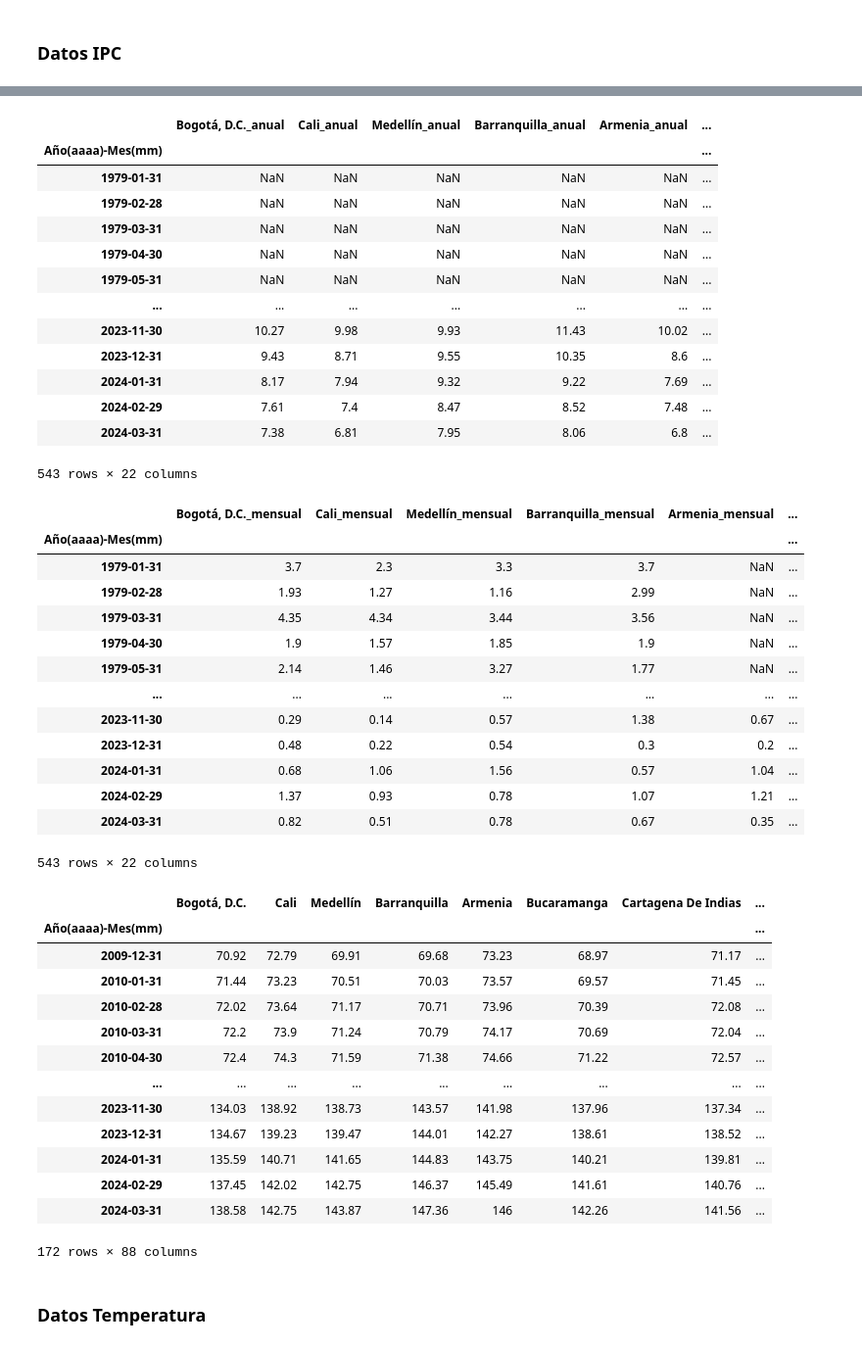
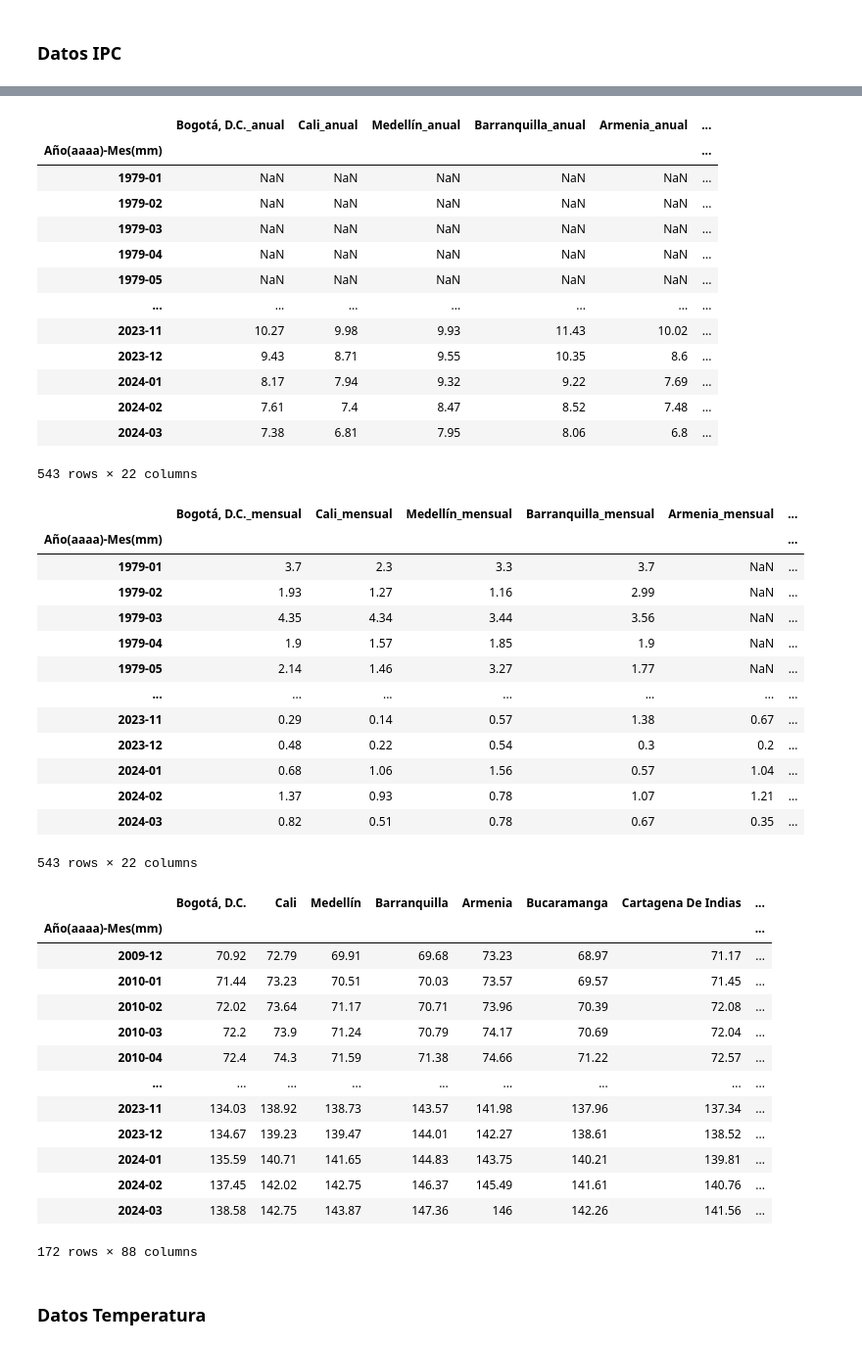
Before and after one commit to andersonjalvarado/Proyecto-IA-Javeriana, a Jupyter notebook: Proyecto.ipynb, the cells around one changed output, grey strips where cells are left out. Shown at 98% size. Saved outputs shown, nothing was run; the diff lists cells and outputs as text; code cells hidden in the pictures.

```diff
--- a/Proyecto.ipynb
+++ b/Proyecto.ipynb
@@ -155,11 +155,8 @@ def convert_to_datetime(df_ipc, column):
     # Convertir la columna a datetime
     df_ipc[column] = pd.to_datetime(df_ipc[column])
 
-    # Dejar solo la fecha (año, mes, día)
-    df_ipc[column] = df_ipc[column].dt.date
-
-    # Convertir la columna de nuevo a datetime
-    df_ipc[column] = pd.to_datetime(df_ipc[column])
+    # Dejar solo el mes y el año
+    df_ipc[column] = df_ipc[column].dt.to_period('M')
 
     # Establecer la columna como índice
     df_ipc.set_index(column, inplace=True)
@@ -209,17 +206,17 @@ IPC_anual
 # %% [output]
 |  | Bogotá, D.C._anual | Cali_anual | Medellín_anual | Barranquilla_anual | Armenia_anual | ... |
 | Año(aaaa)-Mes(mm) |  |  |  |  |  | ... |
-| 1979-01-31 | NaN | NaN | NaN | NaN | NaN | ... |
-| 1979-02-28 | NaN | NaN | NaN | NaN | NaN | ... |
-| 1979-03-31 | NaN | NaN | NaN | NaN | NaN | ... |
-| 1979-04-30 | NaN | NaN | NaN | NaN | NaN | ... |
-| 1979-05-31 | NaN | NaN | NaN | NaN | NaN | ... |
+| 1979-01 | NaN | NaN | NaN | NaN | NaN | ... |
+| 1979-02 | NaN | NaN | NaN | NaN | NaN | ... |
+| 1979-03 | NaN | NaN | NaN | NaN | NaN | ... |
+| 1979-04 | NaN | NaN | NaN | NaN | NaN | ... |
+| 1979-05 | NaN | NaN | NaN | NaN | NaN | ... |
 | ... | ... | ... | ... | ... | ... | ... |
-| 2023-11-30 | 10.27 | 9.98 | 9.93 | 11.43 | 10.02 | ... |
-| 2023-12-31 | 9.43 | 8.71 | 9.55 | 10.35 | 8.6 | ... |
-| 2024-01-31 | 8.17 | 7.94 | 9.32 | 9.22 | 7.69 | ... |
-| 2024-02-29 | 7.61 | 7.4 | 8.47 | 8.52 | 7.48 | ... |
-| 2024-03-31 | 7.38 | 6.81 | 7.95 | 8.06 | 6.8 | ... |
+| 2023-11 | 10.27 | 9.98 | 9.93 | 11.43 | 10.02 | ... |
+| 2023-12 | 9.43 | 8.71 | 9.55 | 10.35 | 8.6 | ... |
+| 2024-01 | 8.17 | 7.94 | 9.32 | 9.22 | 7.69 | ... |
+| 2024-02 | 7.61 | 7.4 | 8.47 | 8.52 | 7.48 | ... |
+| 2024-03 | 7.38 | 6.81 | 7.95 | 8.06 | 6.8 | ... |
 543 rows × 22 columns
 # %%
 IPC_mensual = convert_to_datetime(df_ipc.iloc[1638:2181, :-1].copy(), 'Año(aaaa)-Mes(mm)')
@@ -228,37 +225,38 @@ IPC_mensual
 # %% [output]
 |  | Bogotá, D.C._mensual | Cali_mensual | Medellín_mensual | Barranquilla_mensual | Armenia_mensual | ... |
 | Año(aaaa)-Mes(mm) |  |  |  |  |  | ... |
-| 1979-01-31 | 3.7 | 2.3 | 3.3 | 3.7 | NaN | ... |
-| 1979-02-28 | 1.93 | 1.27 | 1.16 | 2.99 | NaN | ... |
-| 1979-03-31 | 4.35 | 4.34 | 3.44 | 3.56 | NaN | ... |
-| 1979-04-30 | 1.9 | 1.57 | 1.85 | 1.9 | NaN | ... |
-| 1979-05-31 | 2.14 | 1.46 | 3.27 | 1.77 | NaN | ... |
+| 1979-01 | 3.7 | 2.3 | 3.3 | 3.7 | NaN | ... |
+| 1979-02 | 1.93 | 1.27 | 1.16 | 2.99 | NaN | ... |
+| 1979-03 | 4.35 | 4.34 | 3.44 | 3.56 | NaN | ... |
+| 1979-04 | 1.9 | 1.57 | 1.85 | 1.9 | NaN | ... |
+| 1979-05 | 2.14 | 1.46 | 3.27 | 1.77 | NaN | ... |
 | ... | ... | ... | ... | ... | ... | ... |
-| 2023-11-30 | 0.29 | 0.14 | 0.57 | 1.38 | 0.67 | ... |
-| 2023-12-31 | 0.48 | 0.22 | 0.54 | 0.3 | 0.2 | ... |
-| 2024-01-31 | 0.68 | 1.06 | 1.56 | 0.57 | 1.04 | ... |
-| 2024-02-29 | 1.37 | 0.93 | 0.78 | 1.07 | 1.21 | ... |
-| 2024-03-31 | 0.82 | 0.51 | 0.78 | 0.67 | 0.35 | ... |
+| 2023-11 | 0.29 | 0.14 | 0.57 | 1.38 | 0.67 | ... |
+| 2023-12 | 0.48 | 0.22 | 0.54 | 0.3 | 0.2 | ... |
+| 2024-01 | 0.68 | 1.06 | 1.56 | 0.57 | 1.04 | ... |
+| 2024-02 | 1.37 | 0.93 | 0.78 | 1.07 | 1.21 | ... |
+| 2024-03 | 0.82 | 0.51 | 0.78 | 0.67 | 0.35 | ... |
 543 rows × 22 columns
 # %%
 # concatenar los dataframes en uno solo
 IPC_total = pd.concat([IPC, IPC_mensual, IPC_var_anio_corr, IPC_anual], axis=1)
 IPC_total = IPC_total.dropna()
+IPC_total.to_csv("output/IPC_total.csv")
 IPC_total
 # %% [output]
 |  | Bogotá, D.C. | Cali | Medellín | Barranquilla | Armenia | Bucaramanga | Cartagena De Indias | ... |
 | Año(aaaa)-Mes(mm) |  |  |  |  |  |  |  | ... |
-| 2009-12-31 | 70.92 | 72.79 | 69.91 | 69.68 | 73.23 | 68.97 | 71.17 | ... |
-| 2010-01-31 | 71.44 | 73.23 | 70.51 | 70.03 | 73.57 | 69.57 | 71.45 | ... |
-| 2010-02-28 | 72.02 | 73.64 | 71.17 | 70.71 | 73.96 | 70.39 | 72.08 | ... |
-| 2010-03-31 | 72.2 | 73.9 | 71.24 | 70.79 | 74.17 | 70.69 | 72.04 | ... |
-| 2010-04-30 | 72.4 | 74.3 | 71.59 | 71.38 | 74.66 | 71.22 | 72.57 | ... |
+| 2009-12 | 70.92 | 72.79 | 69.91 | 69.68 | 73.23 | 68.97 | 71.17 | ... |
+| 2010-01 | 71.44 | 73.23 | 70.51 | 70.03 | 73.57 | 69.57 | 71.45 | ... |
+| 2010-02 | 72.02 | 73.64 | 71.17 | 70.71 | 73.96 | 70.39 | 72.08 | ... |
+| 2010-03 | 72.2 | 73.9 | 71.24 | 70.79 | 74.17 | 70.69 | 72.04 | ... |
+| 2010-04 | 72.4 | 74.3 | 71.59 | 71.38 | 74.66 | 71.22 | 72.57 | ... |
 | ... | ... | ... | ... | ... | ... | ... | ... | ... |
-| 2023-11-30 | 134.03 | 138.92 | 138.73 | 143.57 | 141.98 | 137.96 | 137.34 | ... |
-| 2023-12-31 | 134.67 | 139.23 | 139.47 | 144.01 | 142.27 | 138.61 | 138.52 | ... |
-| 2024-01-31 | 135.59 | 140.71 | 141.65 | 144.83 | 143.75 | 140.21 | 139.81 | ... |
-| 2024-02-29 | 137.45 | 142.02 | 142.75 | 146.37 | 145.49 | 141.61 | 140.76 | ... |
-| 2024-03-31 | 138.58 | 142.75 | 143.87 | 147.36 | 146 | 142.26 | 141.56 | ... |
+| 2023-11 | 134.03 | 138.92 | 138.73 | 143.57 | 141.98 | 137.96 | 137.34 | ... |
+| 2023-12 | 134.67 | 139.23 | 139.47 | 144.01 | 142.27 | 138.61 | 138.52 | ... |
+| 2024-01 | 135.59 | 140.71 | 141.65 | 144.83 | 143.75 | 140.21 | 139.81 | ... |
+| 2024-02 | 137.45 | 142.02 | 142.75 | 146.37 | 145.49 | 141.61 | 140.76 | ... |
+| 2024-03 | 138.58 | 142.75 | 143.87 | 147.36 | 146 | 142.26 | 141.56 | ... |
 172 rows × 88 columns
 # %% [markdown]
 ### Datos Temperatura
```
Also changed, not shown: parts of 10 cells of this notebook, 25 other files.
